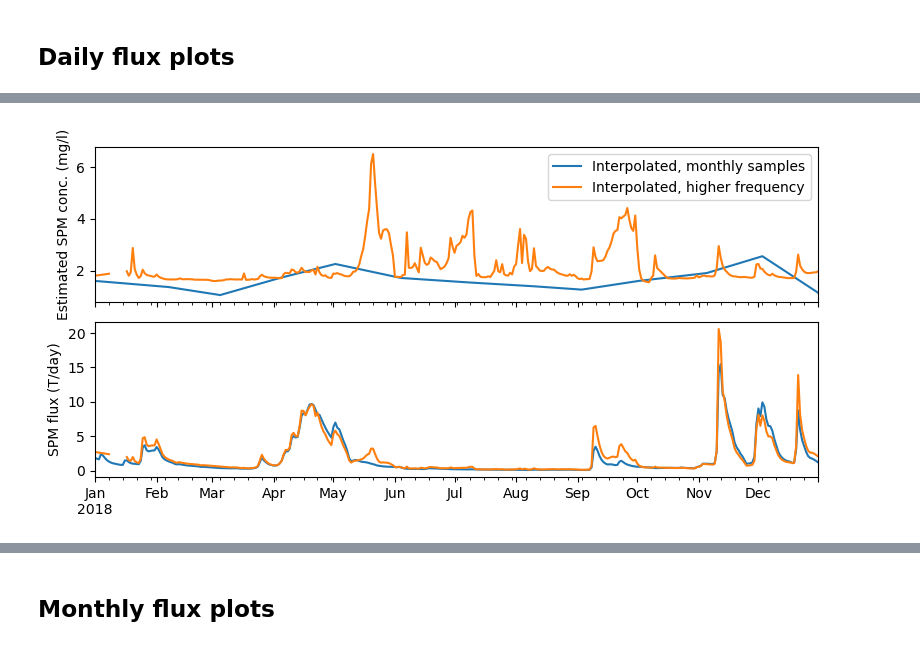
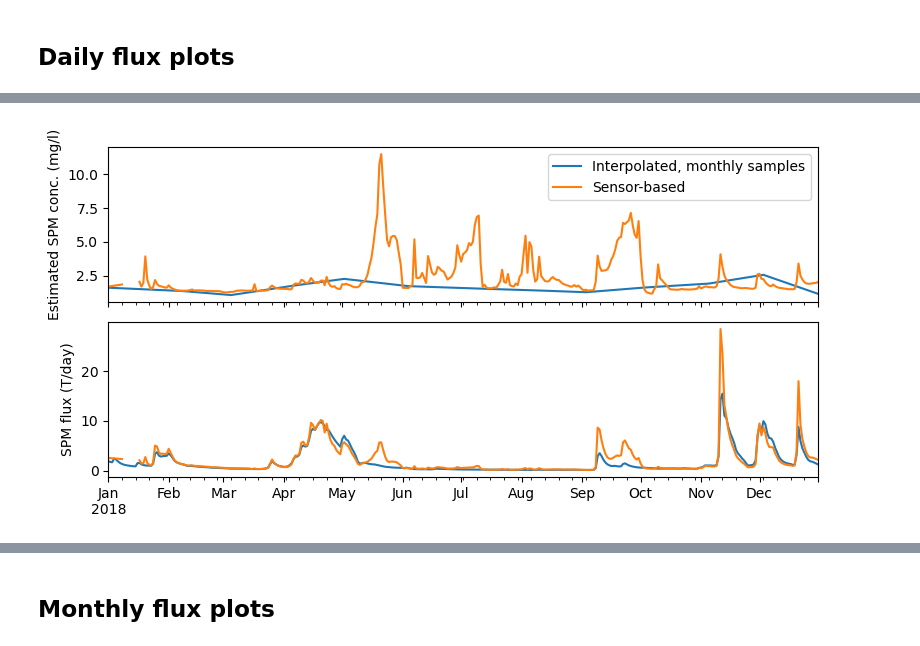
Before and after one commit to NIVANorge/maalselva, a Jupyter notebook: 2022_MD/code/md_option4_python.ipynb, the cells around one changed output, grey strips where cells are left out. Cells and saved outputs as stored; diff of their text form; code cells hidden in the pictures.

```diff
--- a/2022_MD/code/md_option4_python.ipynb
+++ b/2022_MD/code/md_option4_python.ipynb
@@ -616,7 +713,7 @@ dtype: float64
 # %%
 if site == 'Malselva':
     # Regression grouping by season
-    groups = chem_reg_df.groupby("Freshet")
+    groups = fdom_reg_df.groupby("Freshet")
     for season, group_df in groups:
         print('#############################################################')
         print(f'# {season}')
@@ -632,7 +729,7 @@ For Målselva, get the same regression coefficients using this method as from Ex
 # %%
 if site == 'Malselva':
     # Regression grouping by season
-    groups = chem_reg_df.groupby("Freshet")
+    groups = fdom_reg_df.groupby("Freshet")
     fig, ax = plt.subplots()
     for season, group in groups:
         ax.plot(group['FDOM'], group['DOC'], marker='o', linestyle='', ms=5, label=season)
@@ -677,0 +782,3 @@ Notes:
+# %%
+reg_params = pd.read_excel(r'../data/Regression_Coefficients_Maeve.xlsx', index_col=[0, 1])
+reg_params.loc['Storelva', 'DOC']
@@ -729,6 +841,7 @@ for var_long in ['DOC_mg_L', 'SPM_mg_L']:
 
 # Estimate DOC from FDOM
 if site == 'Malselva':
+
     # Split by freshet vs not
     fluxes_daily_df['freshet'] = fluxes_daily_df.index.month.map(freshet)
     freshet_conc = fluxes_daily_df.loc[fluxes_daily_df['freshet'] == 'Freshet', 'FDOM'] * coeffs_df.loc[1, 'm'] + coeffs_df.loc[1, 'c']
@@ -736,12 +849,17 @@ if site == 'Malselva':
     DOC_FDOM = pd.concat([notfreshet_conc, freshet_conc], axis=0).sort_index()
     DOC_FDOM.name = 'DOC_sensor'
     concat_li.append(DOC_FDOM)
+
 else:
     # No split by season
-    fluxes_daily_df['DOC_sensor'] = fluxes_daily_df['FDOM'] * doc_res.params.FDOM + doc_res.params.const
+    fluxes_daily_df['DOC_sensor'] = (fluxes_daily_df['FDOM']
+                                     * reg_params.loc[site, 'DOC']['slope']
+                                     + reg_params.loc[site, 'DOC']['intercept'])
 
 # Estimate SPM from turbidity
-fluxes_daily_df['SPM_sensor'] = fluxes_daily_df['Turbidity'] * spm_res.params.Turbidity + spm_res.params.const
+fluxes_daily_df['SPM_sensor'] = (fluxes_daily_df['Turbidity']
+                                 * reg_params.loc[site, 'SPM']['slope']
+                                 + reg_params.loc[site, 'SPM']['intercept'])
 
 concat_li.append(fluxes_daily_df)
 
@@ -752,7 +870,9 @@ fluxes_daily_df = pd.concat(concat_li, axis=1)
 for col in ['DOC_interp_monthly', 'DOC_interp_extra', 'DOC_sensor',
             'SPM_interp_monthly', 'SPM_interp_extra', 'SPM_sensor']:
     if col in fluxes_daily_df.columns:
-        fluxes_daily_df['flux_%s' % col] = fluxes_daily_df[col] * fluxes_daily_df['Q'] * 86400 * 10**-6
+        fluxes_daily_df['flux_%s' % col] = (fluxes_daily_df[col]
+                                            * fluxes_daily_df['Q']
+                                            * 86400 * 10**-6)
 
 # Fill in any short NaN periods
 print(fluxes_daily_df[['FDOM', 'Turbidity']].isna().sum())
@@ -853,19 +969,19 @@ if site == 'Storelva':
 # %%
 # SPM
 if site == 'Storelva':
     fig, axs = plt.subplots(2, 1, sharex=True, figsize=(8, 4))
     fluxes_daily_df.loc['2018-01-01': '2018-12-31',
                         ['SPM_interp_monthly', 'SPM_sensor']].plot(ax=axs[0])
     axs[0].set_ylabel('Estimated SPM conc. (mg/l)')
 
-    axs[0].legend(labels=['Interpolated, monthly samples', 'Interpolated, higher frequency',
-                          'Estimated from sensor'])
+    axs[0].legend(labels=['Interpolated, monthly samples',
+                          'Sensor-based'])
 
     fluxes_daily_df.loc['2018-01-01': '2018-12-31',
                         ['flux_SPM_interp_monthly', 'flux_SPM_sensor']].plot(ax=axs[1], legend=False)
     axs[1].set_ylabel('SPM flux (T/day)')
 
     plt.tight_layout()
     plt.savefig(r'../figures/SPM_daily_fluxes_%s_2018.png' % site)
 # %% [output]
-[figure, old version]
+[figure, new version]
```
Also changed, not shown: parts of 34 cells of this notebook, 24 other files.
